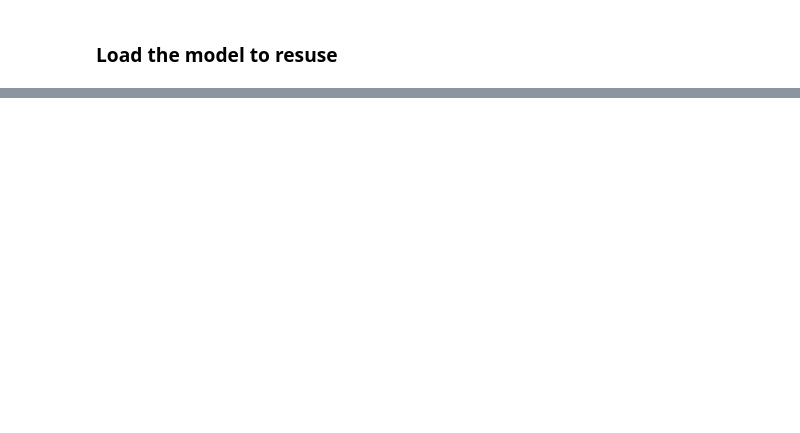
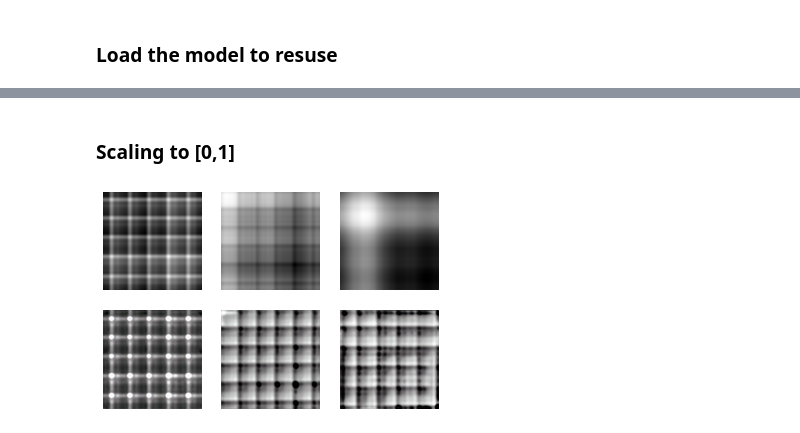
Before and after one commit to LongNguyen1984/GANLearning, a Jupyter notebook: CycleGAN_restNet2.ipynb, the cells around one changed output, grey strips where cells are left out. Cells and saved outputs as stored; diff of their text form; code cells hidden in the pictures; blank space fills up the shorter version.

```diff
--- a/CycleGAN_restNet2.ipynb
+++ b/CycleGAN_restNet2.ipynb
@@ -1187,12 +1423,12 @@ ________________________________________________________________________________
 ### Load the model to resuse
 # %%
 import tensorflow as tf
-step = 629
+step = 1318
 filename1 = 'g_model_AtoB_%06d.h5' % (step+1)
-filename2 = 'g_model_BtoA_%06d.h5' % (step+1)
+#filename2 = 'g_model_BtoA_%06d.h5' % (step+1)
 
 g_model_AtoB = tf.keras.models.load_model(filename1)
-g_model_BtoA = tf.keras.models.load_model(filename2)
+#g_model_BtoA = tf.keras.models.load_model(filename2)
 # %% [output]
 WARNING:root:The given value for groups will be overwritten.
 WARNING:root:The given value for groups will be overwritten.
@@ -1287,0 +1530,40 @@ summarize_performance(i, g_model_BtoA, trainB, 'BtoA')
+# %%
+# select a batch of random samples, returns images and target
+def generate_real_samples(dataset, n_samples, patch_shape):
+	# choose random instances
+	ix = np.random.randint(0, dataset.shape[0], n_samples)
+	# retrieve selected images
+	X = dataset[ix]
+	# generate 'real' class labels (1)
+	y = ones((n_samples, patch_shape, patch_shape, 1))
+	return X, y
+
+# generate a batch of images, returns images and targets
+def generate_fake_samples(g_model, dataset, patch_shape):
+	# generate fake instance
+	X = g_model.predict(dataset)
+	# create 'fake' class labels (0)
+	y = zeros((len(X), patch_shape, patch_shape, 1))
+	return X, y
+# %%
+X_in, _ = generate_real_samples(trainA, n_samples, 0)
+
+X_out, _ = generate_fake_samples(g_model_AtoB, X_in, 0)
+# %% [markdown]
+### Scaling to [0,1]
+# %%
+# Scaling from [-1,1]  to [0, 1]
+X_in = (X_in + 1) / 2.0
+X_out = (X_out + 1) / 2.0
+# %%
+for i in range(n_samples):
+		pyplot.subplot(2, n_samples, 1 + i)
+		pyplot.axis('off')
+		pyplot.imshow(X_in[i])
+	# plot translated image
+for i in range(n_samples):
+		pyplot.subplot(2, n_samples, 1 + n_samples + i)
+		pyplot.axis('off')
+		pyplot.imshow(X_out[i])
+# %% [output]
+[figure, added]
```
Also changed, not shown: parts of 30 cells of this notebook.
